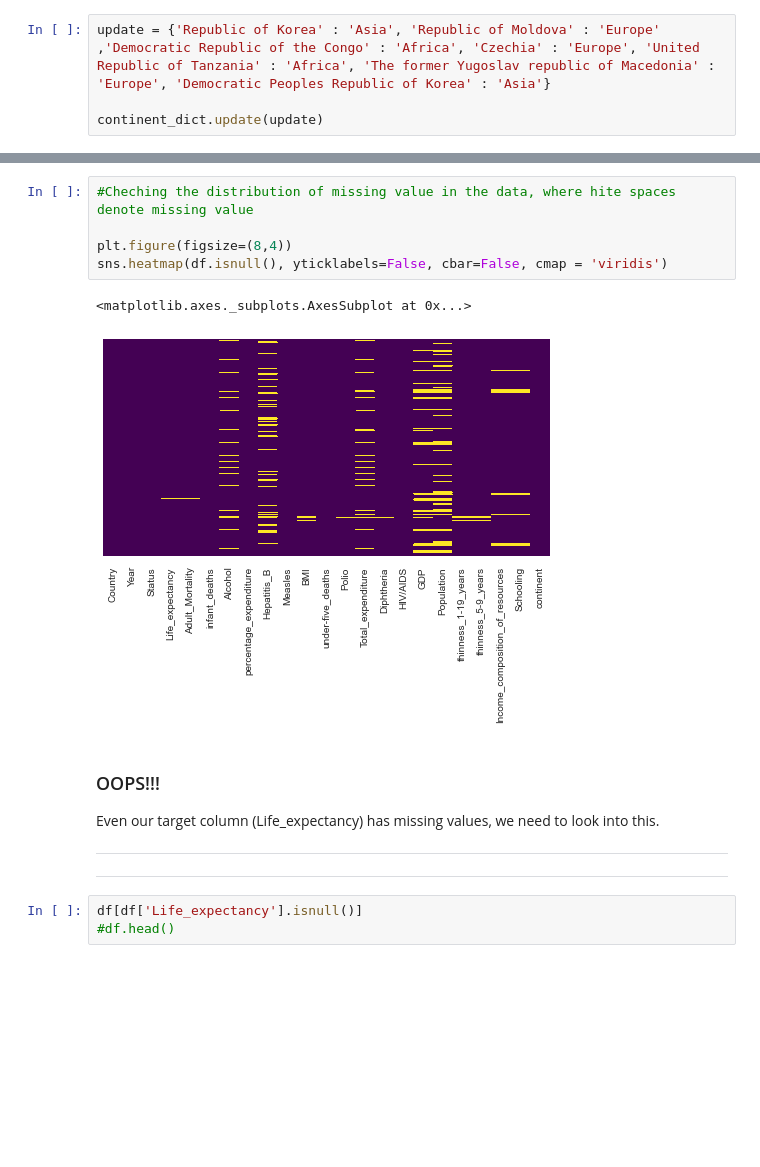
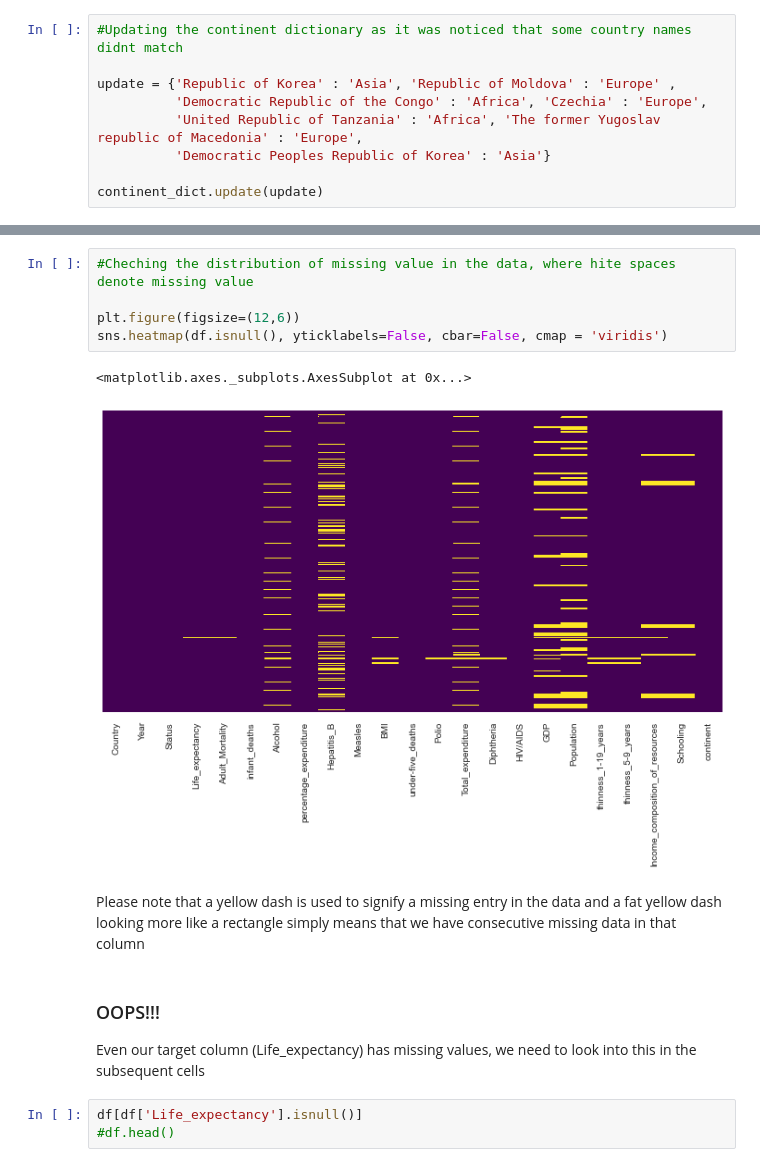
Before and after one commit to francisatoyebi/Predicting-Life-Expectancy---WHO, a Jupyter notebook: Life Expectancy Prediction.ipynb, the cells around one changed output, grey strips where cells are left out. Drawn from its saved outputs; the diff is of its cells as text; blank space fills up the shorter version.

```diff
--- a/Life Expectancy Prediction.ipynb
+++ b/Life Expectancy Prediction.ipynb
@@ -36,7 +45,12 @@ for i in continent['country']:
     c = cont.values[0]
     continent_dict[i] = c
 # %%
-update = {'Republic of Korea' : 'Asia', 'Republic of Moldova' : 'Europe' ,'Democratic Republic of the Congo' : 'Africa', 'Czechia' : 'Europe', 'United Republic of Tanzania' : 'Africa', 'The former Yugoslav republic of Macedonia' : 'Europe', 'Democratic Peoples Republic of Korea' : 'Asia'}
+#Updating the continent dictionary as it was noticed that some country names didnt match
+
+update = {'Republic of Korea' : 'Asia', 'Republic of Moldova' : 'Europe' ,
+          'Democratic Republic of the Congo' : 'Africa', 'Czechia' : 'Europe',
+          'United Republic of Tanzania' : 'Africa', 'The former Yugoslav republic of Macedonia' : 'Europe',
+          'Democratic Peoples Republic of Korea' : 'Asia'}
 
 continent_dict.update(update)
 # %%
@@ -115,18 +168,17 @@ df.describe()
 # %%
 #Cheching the distribution of missing value in the data, where hite spaces denote missing value
 
-plt.figure(figsize=(8,4))
+plt.figure(figsize=(12,6))
 sns.heatmap(df.isnull(), yticklabels=False, cbar=False, cmap = 'viridis')
 # %% [output]
 <matplotlib.axes._subplots.AxesSubplot at 0x...>
-[figure, old version]
+[figure, new version]
+# %% [markdown]
+Please note that a yellow dash is used to signify a missing entry in the data and a fat yellow dash looking more like a rectangle simply means that we have consecutive missing data in that column
 # %% [markdown]
 ### OOPS!!!
 
-Even our target column (Life_expectancy) has missing values, we need to look into this.
-
-------------------
-------------------
+Even our target column (Life_expectancy) has missing values, we need to look into this in the subsequent cells
 # %%
 df[df['Life_expectancy'].isnull()]
 #df.head()
```
Also changed, not shown: parts of 73 cells of this notebook.
